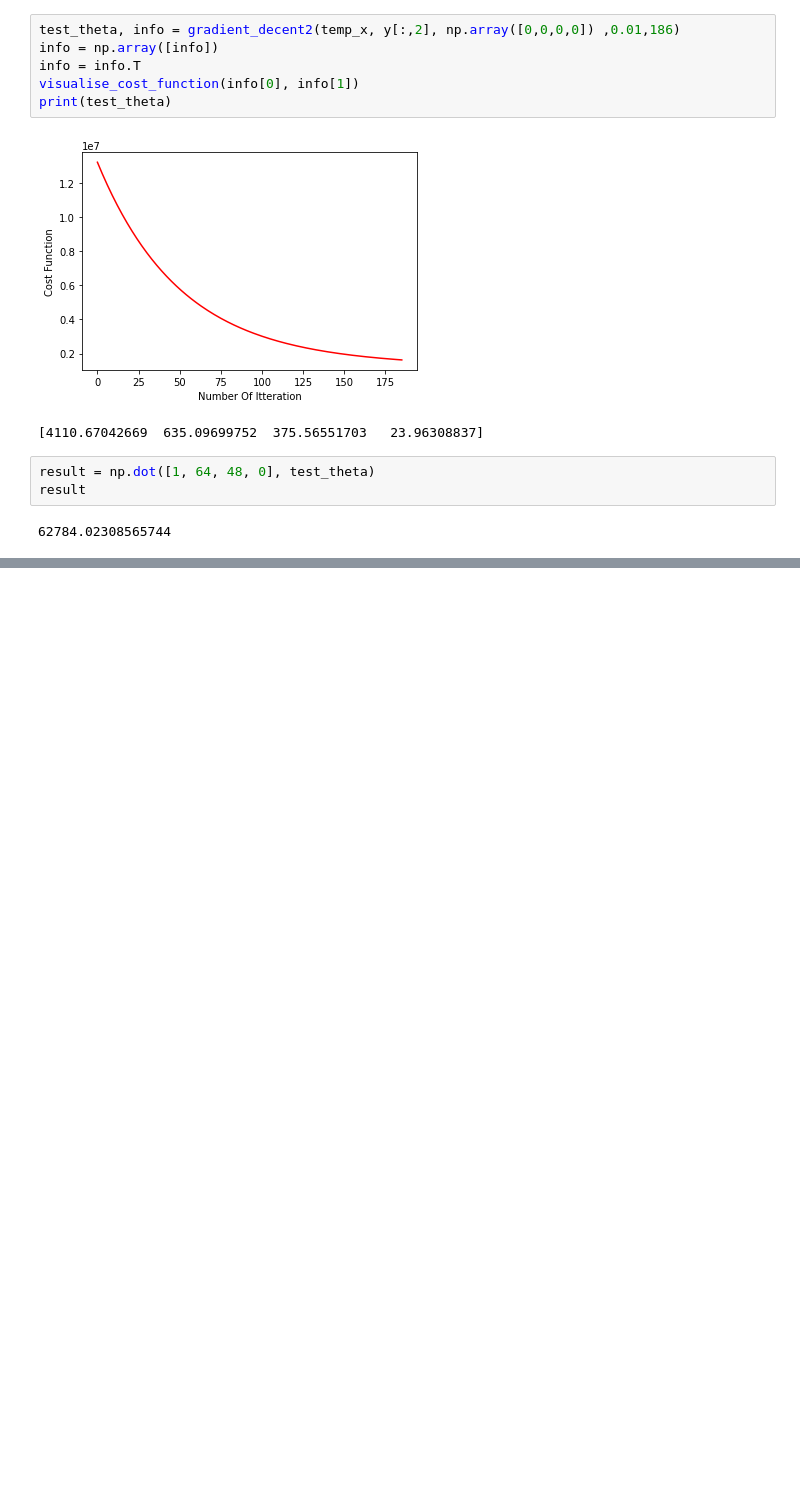
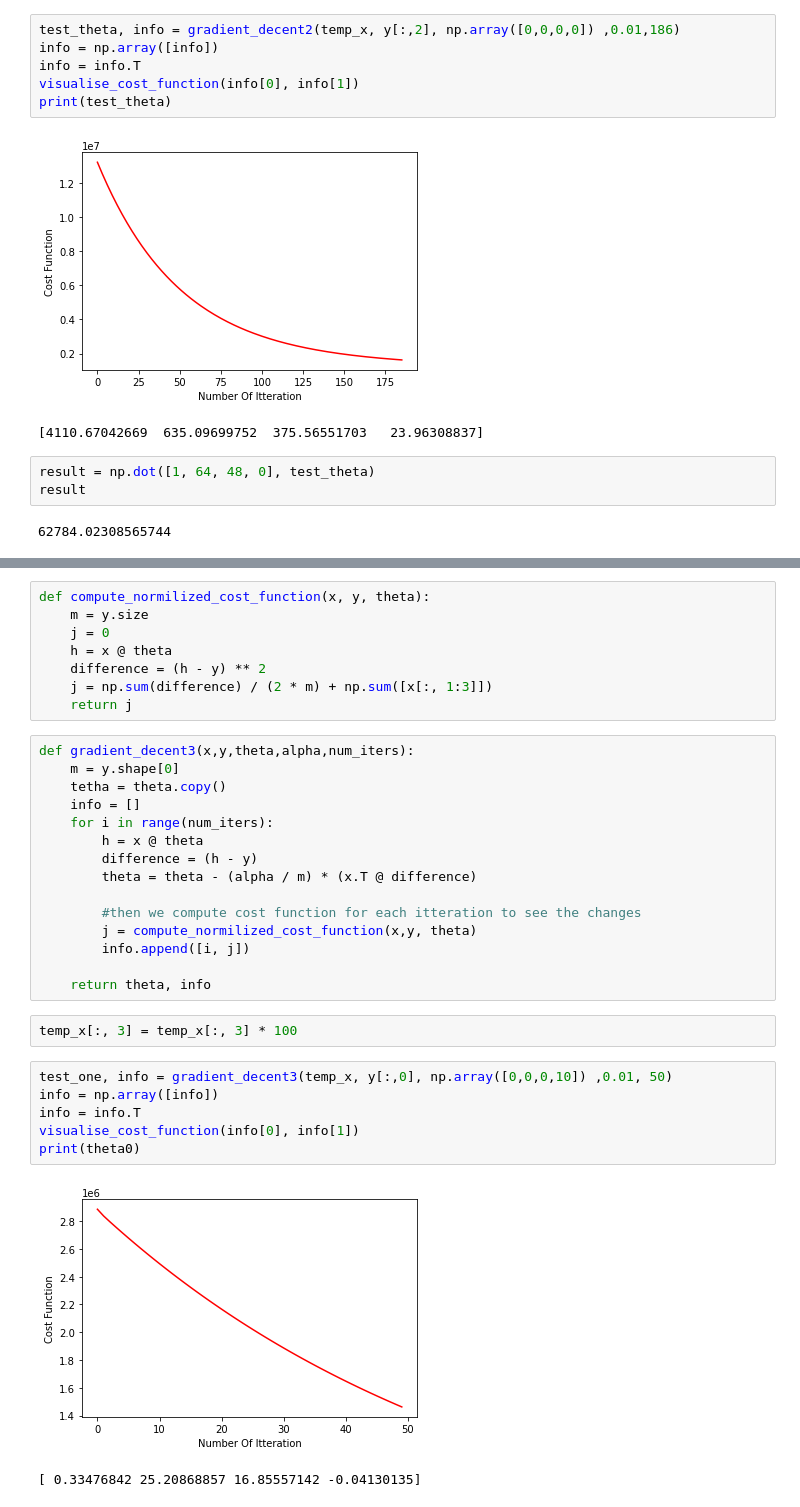
Before and after one commit to Sahi235/MachineLearning, a Jupyter notebook: Linear Regression/NYC Bicycle counts/NYC Bicycle Counts.ipynb, the cells around one changed output, grey strips where cells are left out. Cells and saved outputs as stored; diff of their text form; blank space fills up the shorter version.

```diff
--- a/Linear Regression/NYC Bicycle counts/NYC Bicycle Counts.ipynb
+++ b/Linear Regression/NYC Bicycle counts/NYC Bicycle Counts.ipynb
@@ -168,0 +186,34 @@ result
+# %%
+def compute_normilized_cost_function(x, y, theta):
+    m = y.size
+    j = 0
+    h = x @ theta
+    difference = (h - y) ** 2
+    j = np.sum(difference) / (2 * m) + np.sum([x[:, 1:3]])
+    return j
+# %%
+def gradient_decent3(x,y,theta,alpha,num_iters):
+    m = y.shape[0]
+    tetha = theta.copy()
+    info = []
+    for i in range(num_iters):
+        h = x @ theta
+        difference = (h - y)
+        theta = theta - (alpha / m) * (x.T @ difference)
+
+        #then we compute cost function for each itteration to see the changes
+        j = compute_normilized_cost_function(x,y, theta)
+        info.append([i, j])
+
+    return theta, info
+# %%
+temp_x[:, 3] = temp_x[:, 3] * 100
+# %%
+test_one, info = gradient_decent3(temp_x, y[:,0], np.array([0,0,0,10]) ,0.01, 50)
+info = np.array([info])
+info = info.T
+visualise_cost_function(info[0], info[1])
+print(theta0)
+# %% [output]
+[figure, added]
+[ 0.33476842 25.20868857 16.85557142 -0.04130135]
```
Also changed, not shown: parts of 5 cells of this notebook.
